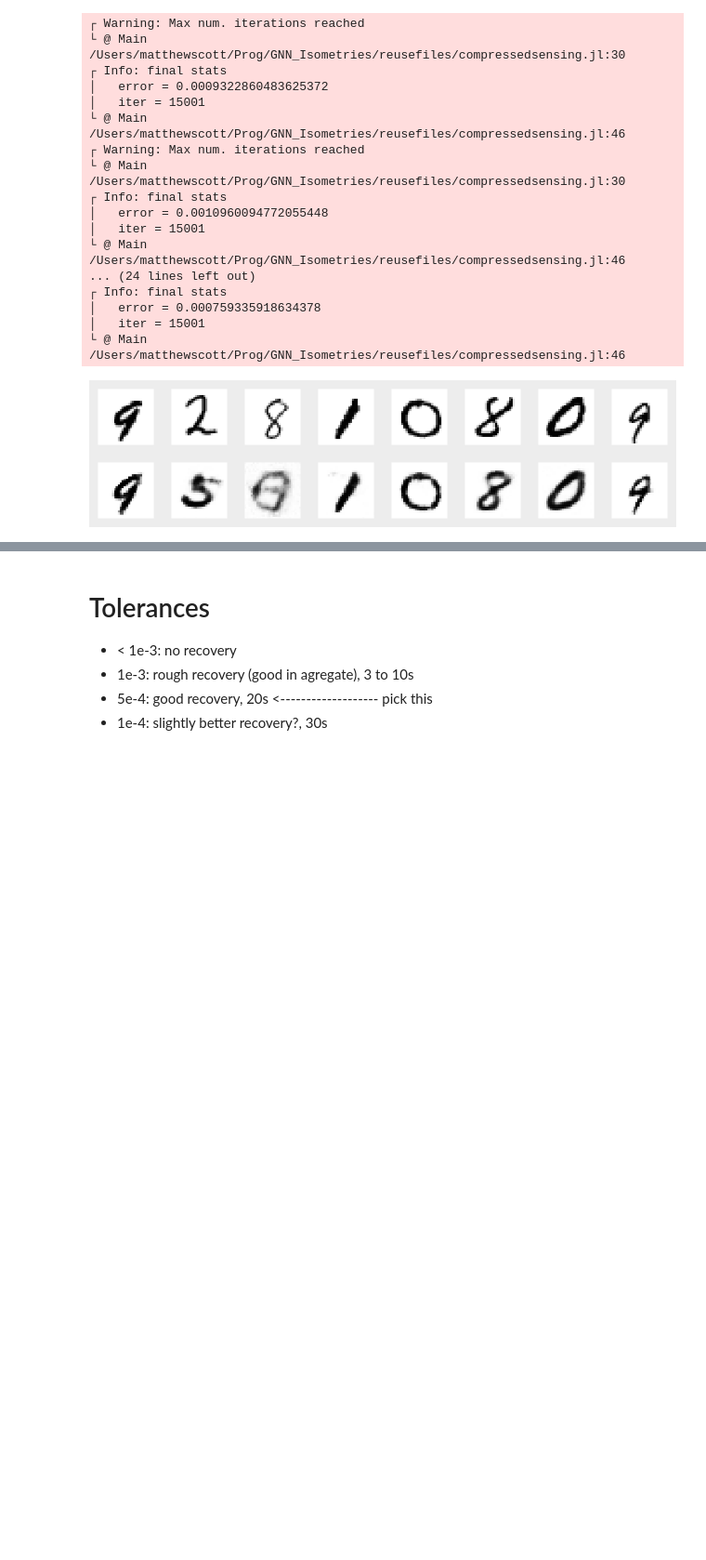
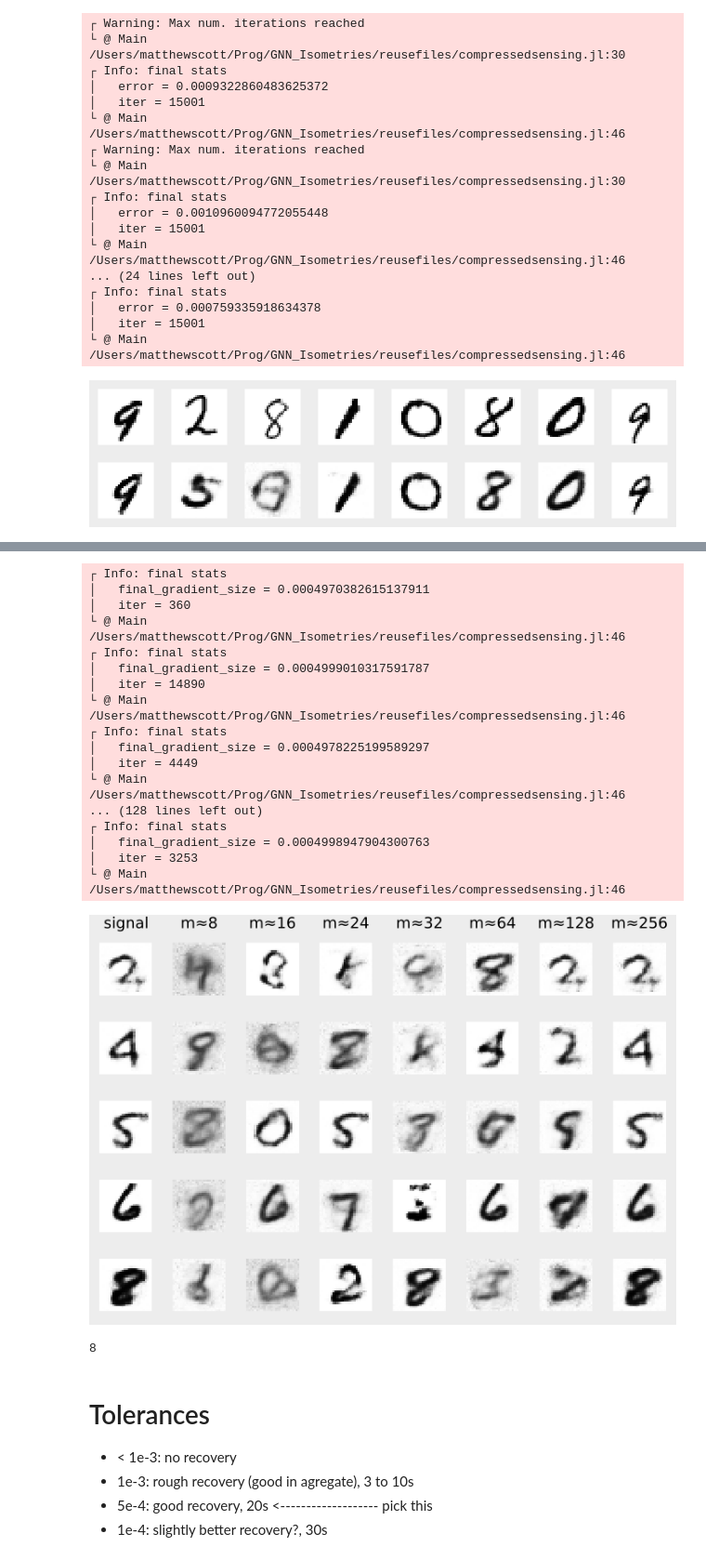
Before and after one commit to babhrujoshi/GNN_Isometries, a Jupyter notebook: reusefiles/recoverwithvae.ipynb, the cells around one changed output, grey strips where cells are left out. Shown at 93% size. Cells and saved outputs as stored; diff of their text form; code cells hidden in the pictures; blank space fills up the shorter version.

```diff
--- a/reusefiles/recoverwithvae.ipynb
+++ b/reusefiles/recoverwithvae.ipynb
@@ -31,0 +78,21 @@ plot_arrayoftestMNISTrecoveries(fullmodel, 8, 128, 16, 28^2)
+# %%
+plot_testMNIST_inrange_bynumber_bymeasurementnumber_recoveries(sigmoid ∘ model, sigmoid ∘ model.decoder, [8,16,24, 32, 64, 128,256],[2,4,5,6,8], 16, 28^2, isbeforesigmoid=false)
+# %% [output]
+┌ Info: final stats
+│   final_gradient_size = 0.0004970382615137911
+│   iter = 360
+└ @ Main /Users/matthewscott/Prog/GNN_Isometries/reusefiles/compressedsensing.jl:46
+┌ Info: final stats
+│   final_gradient_size = 0.0004999010317591787
+│   iter = 14890
+└ @ Main /Users/matthewscott/Prog/GNN_Isometries/reusefiles/compressedsensing.jl:46
+┌ Info: final stats
+│   final_gradient_size = 0.0004978225199589297
+│   iter = 4449
+└ @ Main /Users/matthewscott/Prog/GNN_Isometries/reusefiles/compressedsensing.jl:46
+... (128 lines left out)
+┌ Info: final stats
+│   final_gradient_size = 0.0004998947904300763
+│   iter = 3253
+└ @ Main /Users/matthewscott/Prog/GNN_Isometries/reusefiles/compressedsensing.jl:46
+[figure, added]
@@ -32,3 +101,7 @@ plot_arrayoftestMNISTrecoveries(fullmodel, 8, 128, 16, 28^2)
+# %%
+Threads.nthreads()
+# %% [output]
+8
 # %% [markdown]
 # Tolerances
 - <  1e-3:   no recovery
```
Also changed, not shown: parts of 4 cells of this notebook, 5 other files.
